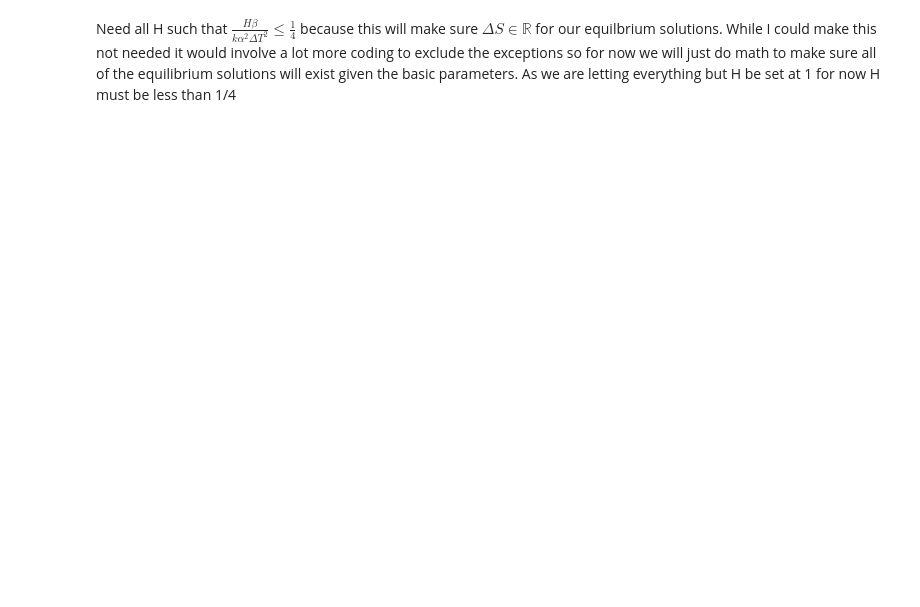
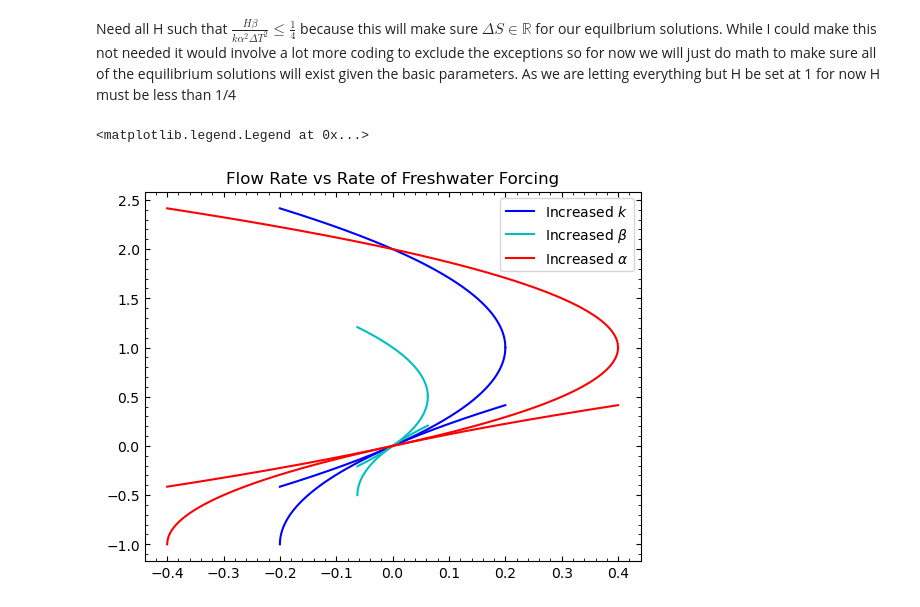
Before and after one commit to nsfuss/AMOC-Senior-Project, a Jupyter notebook: QvsH Modeling.ipynb, the cells around one changed output. Cells and saved outputs as stored; diff of their text form; code cells hidden in the pictures; blank space fills up the shorter version.

```diff
--- a/QvsH Modeling.ipynb
+++ b/QvsH Modeling.ipynb
@@ -16,4 +16,44 @@ mpl.rc('xtick.minor', visible=True)
 mpl.rc('ytick.minor', visible=True)
 # %% [markdown]
 Need all H such that $\frac{H\beta}{k \alpha^2  \Delta T^2} \leq \frac{1}{4}$ because this will make sure $\Delta S \in ℝ$ for our equilbrium solutions. While I could make this not needed it would involve a lot more coding to exclude the exceptions so for now we will just do math to make sure all of the equilibrium solutions will exist given the basic parameters. As we are letting everything but H be set at 1 for now H must be less than 1/4
+# %%
+beta = 2.5
+alpha = 1
+deltaT = 1
+k = 2
+Args = [beta,alpha,deltaT,k]
+H = getH(Args,1000)
+qs = q_H(H, Args)
+plt.plot(H, qs[1], color='b',label=r'Increased $k$')
+plt.plot(H, qs[0], color='b')
+plt.plot(H, qs[2], color='b')
+
+
+beta = 4
+alpha = 1
+deltaT = 1
+k = 1
+Args = [beta,alpha,deltaT,k]
+H = getH(Args,1000)
+qs = q_H(H, Args)
+plt.plot(H, qs[1], color='c',label=r'Increased $\beta$')
+plt.plot(H, qs[0], color='c')
+plt.plot(H, qs[2], color='c')
+
+beta = 2.5
+alpha = 1
+deltaT = 2
+k = 1
+Args = [beta,alpha,deltaT,k]
+H = getH(Args,1000)
+qs = q_H(H, Args)
+plt.plot(H, qs[1], color='r',label=r'Increased $\alpha$')
+plt.plot(H, qs[0], color='r')
+plt.plot(H, qs[2], color='r')
+
+plt.title('Flow Rate vs Rate of Freshwater Forcing')
+plt.legend()
+# %% [output]
+<matplotlib.legend.Legend at 0x...>
+[figure, added]
 # %%
```
Also changed, not shown: parts of 1 cell of this notebook, 1 other file.
